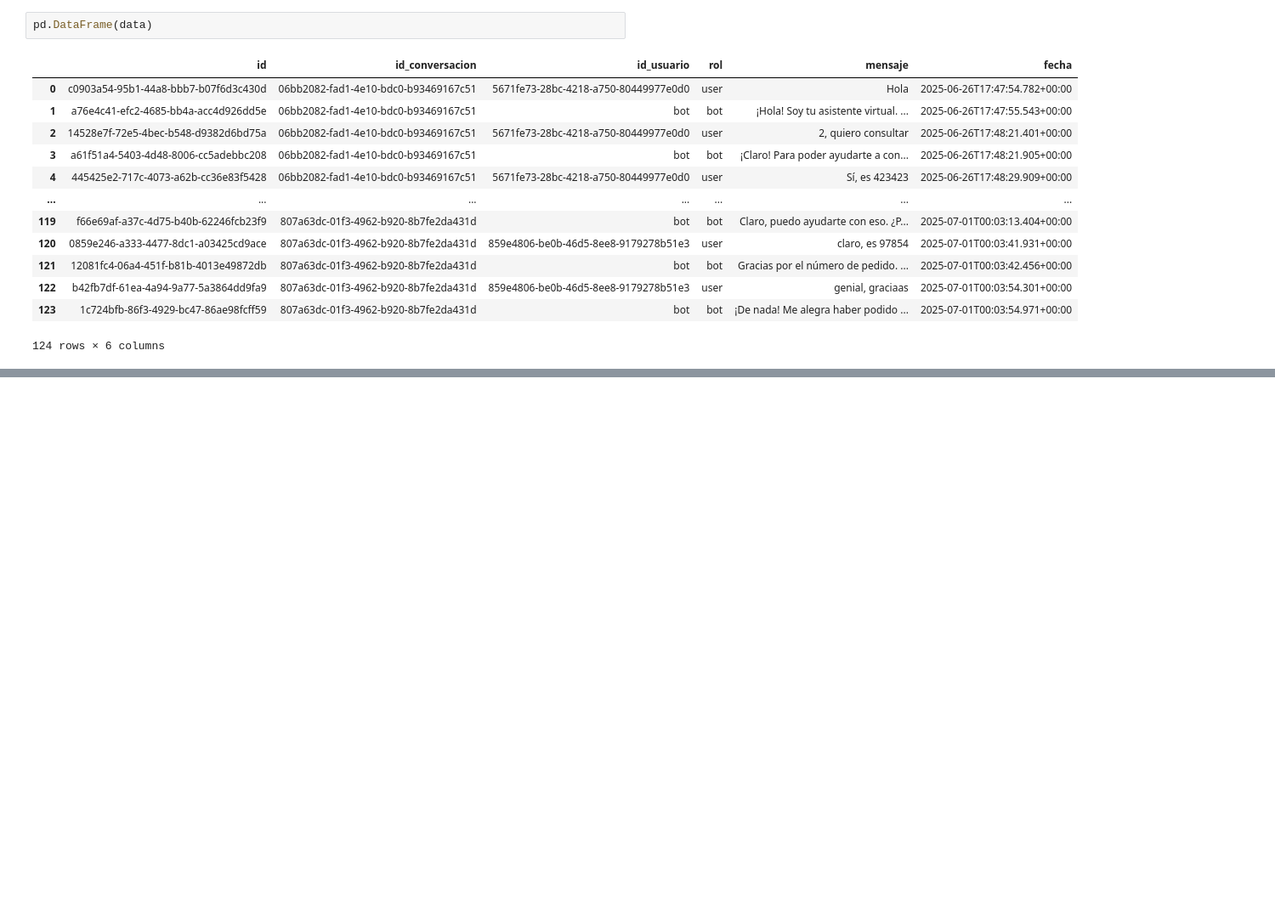
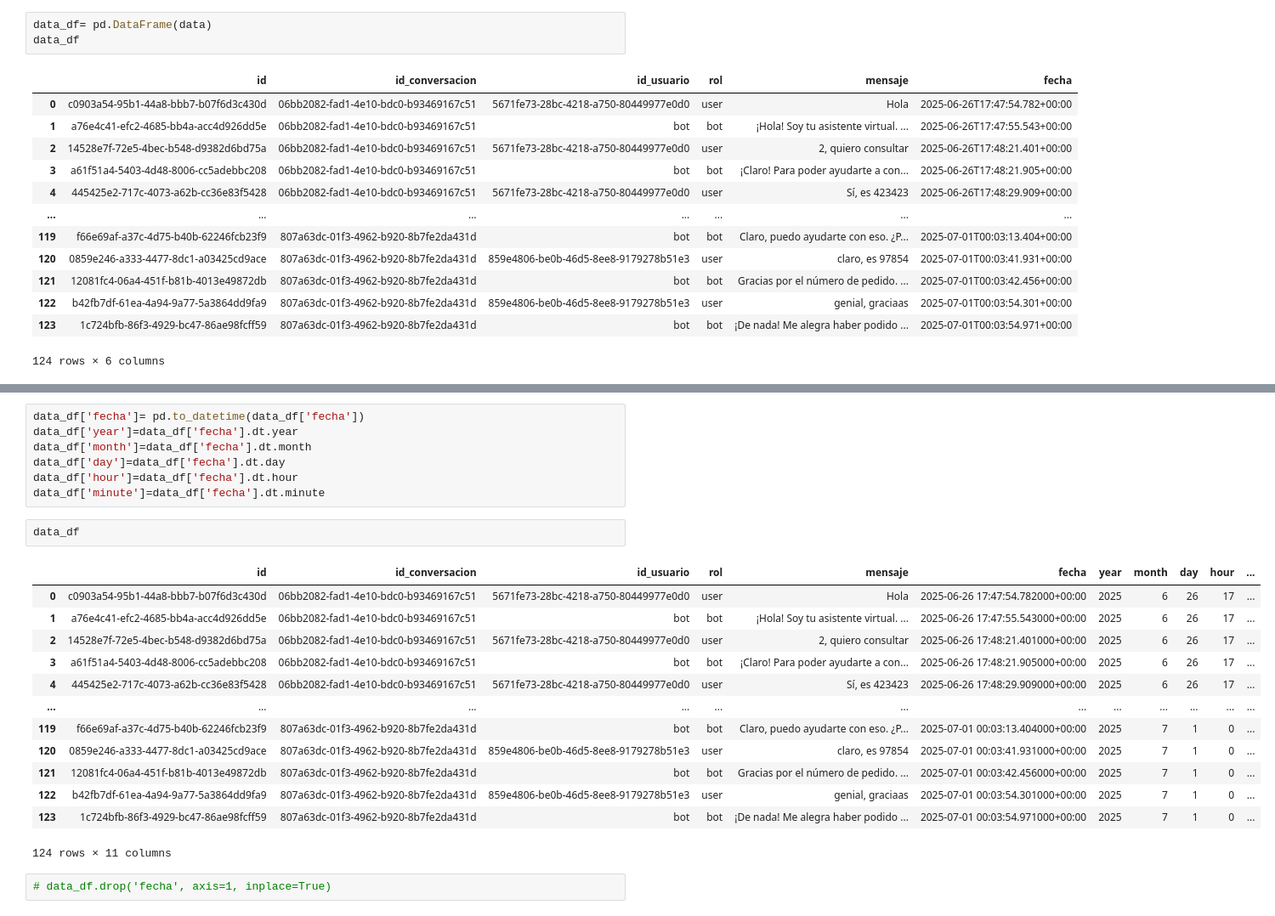
Before and after one commit to Halsey26/ETL_chatbot, a Jupyter notebook: extract.ipynb, the cells around one changed output, grey strips where cells are left out. Shown: that part at 85% size. Cells and saved outputs as stored; diff of their text form; blank space fills up the shorter version.

```diff
--- a/extract.ipynb
+++ b/extract.ipynb
@@ -38,5 +35,6 @@ fsdfs
 # %%
-pd.DataFrame(data)
+data_df= pd.DataFrame(data)
+data_df
 # %% [output]
 |  | id | id_conversacion | id_usuario | rol | mensaje | fecha |
 | 0 | c0903a54-95b1-44a8-bbb7-b07f6d3c430d | 06bb2082-fad1-4e10-bdc0-b93469167c51 | 5671fe73-28bc-4218-a750-80449977e0d0 | user | Hola | 2025-06-26T17:47:54.782+00:00 |
@@ -53,0 +83,25 @@ pd.DataFrame(data)
+# %%
+data_df['fecha']= pd.to_datetime(data_df['fecha'])
+data_df['year']=data_df['fecha'].dt.year
+data_df['month']=data_df['fecha'].dt.month
+data_df['day']=data_df['fecha'].dt.day
+data_df['hour']=data_df['fecha'].dt.hour
+data_df['minute']=data_df['fecha'].dt.minute
+# %%
+data_df
+# %% [output]
+|  | id | id_conversacion | id_usuario | rol | mensaje | fecha | year | month | day | hour | ... |
+| 0 | c0903a54-95b1-44a8-bbb7-b07f6d3c430d | 06bb2082-fad1-4e10-bdc0-b93469167c51 | 5671fe73-28bc-4218-a750-80449977e0d0 | user | Hola | 2025-06-26 17:47:54.782000+00:00 | 2025 | 6 | 26 | 17 | ... |
+| 1 | a76e4c41-efc2-4685-bb4a-acc4d926dd5e | 06bb2082-fad1-4e10-bdc0-b93469167c51 | bot | bot | ¡Hola! Soy tu asistente virtual. ... | 2025-06-26 17:47:55.543000+00:00 | 2025 | 6 | 26 | 17 | ... |
+| 2 | 14528e7f-72e5-4bec-b548-d9382d6bd75a | 06bb2082-fad1-4e10-bdc0-b93469167c51 | 5671fe73-28bc-4218-a750-80449977e0d0 | user | 2, quiero consultar | 2025-06-26 17:48:21.401000+00:00 | 2025 | 6 | 26 | 17 | ... |
+| 3 | a61f51a4-5403-4d48-8006-cc5adebbc208 | 06bb2082-fad1-4e10-bdc0-b93469167c51 | bot | bot | ¡Claro! Para poder ayudarte a con... | 2025-06-26 17:48:21.905000+00:00 | 2025 | 6 | 26 | 17 | ... |
+| 4 | 445425e2-717c-4073-a62b-cc36e83f5428 | 06bb2082-fad1-4e10-bdc0-b93469167c51 | 5671fe73-28bc-4218-a750-80449977e0d0 | user | Sí, es 423423 | 2025-06-26 17:48:29.909000+00:00 | 2025 | 6 | 26 | 17 | ... |
+| ... | ... | ... | ... | ... | ... | ... | ... | ... | ... | ... | ... |
+| 119 | f66e69af-a37c-4d75-b40b-62246fcb23f9 | 807a63dc-01f3-4962-b920-8b7fe2da431d | bot | bot | Claro, puedo ayudarte con eso. ¿P... | 2025-07-01 00:03:13.404000+00:00 | 2025 | 7 | 1 | 0 | ... |
+| 120 | 0859e246-a333-4477-8dc1-a03425cd9ace | 807a63dc-01f3-4962-b920-8b7fe2da431d | 859e4806-be0b-46d5-8ee8-9179278b51e3 | user | claro, es 97854 | 2025-07-01 00:03:41.931000+00:00 | 2025 | 7 | 1 | 0 | ... |
+| 121 | 12081fc4-06a4-451f-b81b-4013e49872db | 807a63dc-01f3-4962-b920-8b7fe2da431d | bot | bot | Gracias por el número de pedido. ... | 2025-07-01 00:03:42.456000+00:00 | 2025 | 7 | 1 | 0 | ... |
+| 122 | b42fb7df-61ea-4a94-9a77-5a3864dd9fa9 | 807a63dc-01f3-4962-b920-8b7fe2da431d | 859e4806-be0b-46d5-8ee8-9179278b51e3 | user | genial, graciaas | 2025-07-01 00:03:54.301000+00:00 | 2025 | 7 | 1 | 0 | ... |
+| 123 | 1c724bfb-86f3-4929-bc47-86ae98fcff59 | 807a63dc-01f3-4962-b920-8b7fe2da431d | bot | bot | ¡De nada! Me alegra haber podido ... | 2025-07-01 00:03:54.971000+00:00 | 2025 | 7 | 1 | 0 | ... |
+124 rows × 11 columns
+# %%
+# data_df.drop('fecha', axis=1, inplace=True)
```
Also changed, not shown: parts of 18 cells of this notebook.
